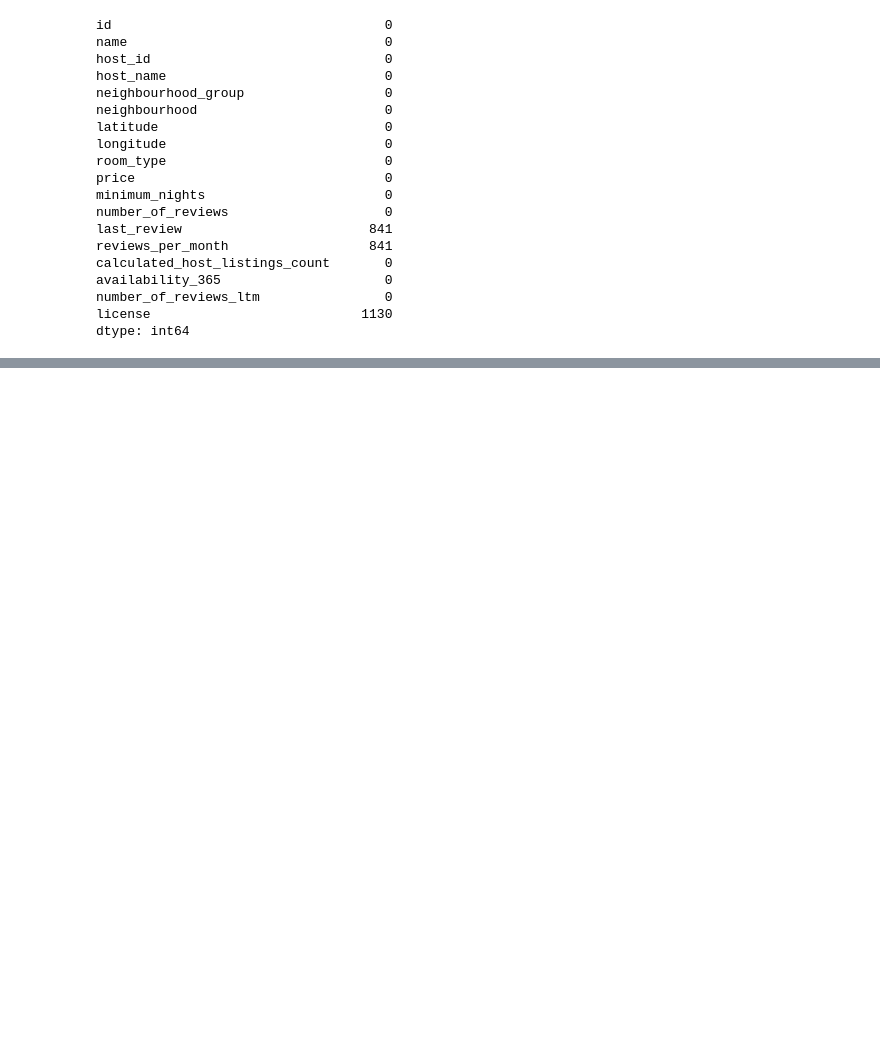
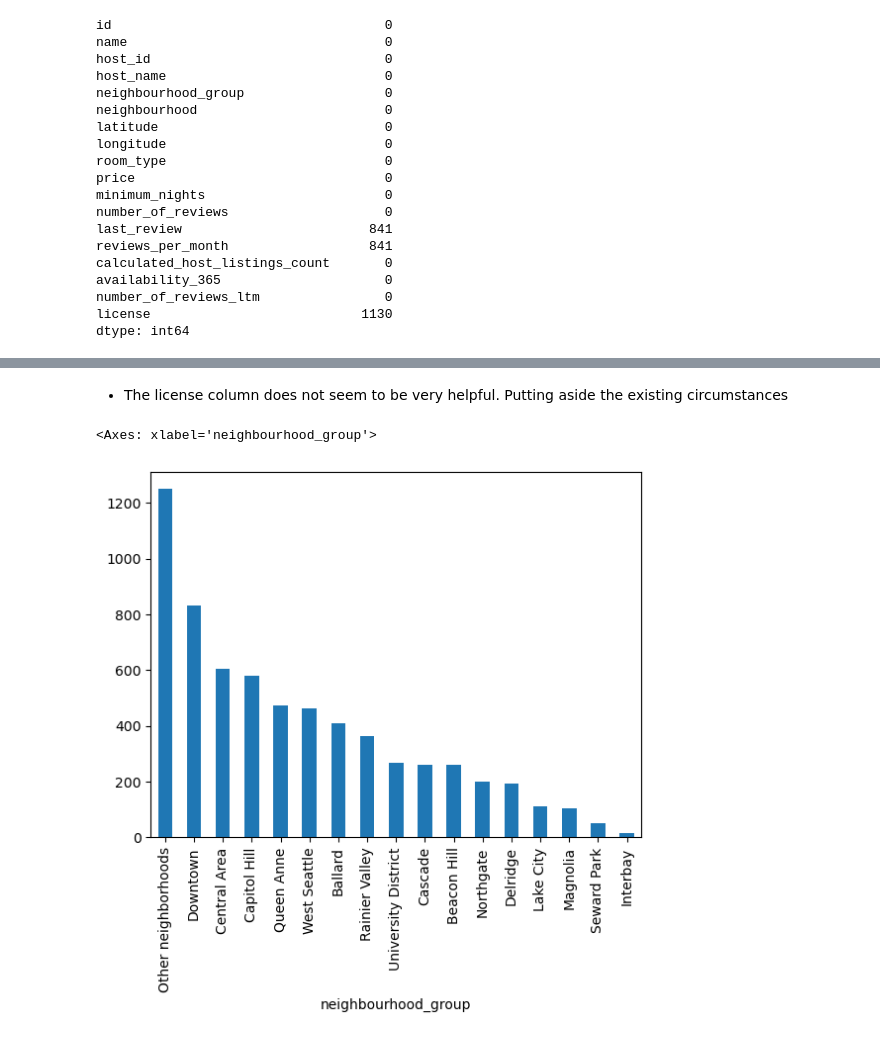
Before and after one commit to sagarbarge/Seattle-Airbnb-Open-Data-, a Jupyter notebook: Seattle Airbnb Open Data - SQL Project.ipynb, the cells around one changed output, grey strips where cells are left out. Drawn from its saved outputs; the diff is of its cells as text; code cells hidden in the pictures; blank space fills up the shorter version.

```diff
--- a/Seattle Airbnb Open Data - SQL Project.ipynb
+++ b/Seattle Airbnb Open Data - SQL Project.ipynb
@@ -157,0 +167,5 @@ dtype: int64
+# %%
+# Filling null values by 0
+df_lis['last_review']= df_lis['last_review'].fillna(0)
+df_lis['reviews_per_month']= df_lis['reviews_per_month'].fillna(0)
+df_lis['last_review'].isna().sum()
@@ -157,0 +213,9 @@ dtype: int64
+# %% [markdown]
+- The license column does not seem to be very helpful. Putting aside the existing circumstances
+# %%
+# neighbourhood_group and count
+
+df_lis.neighbourhood_group.value_counts().plot.bar()
+# %% [output]
+<Axes: xlabel='neighbourhood_group'>
+[figure, added]
```
Also changed, not shown: parts of 9 cells of this notebook.
